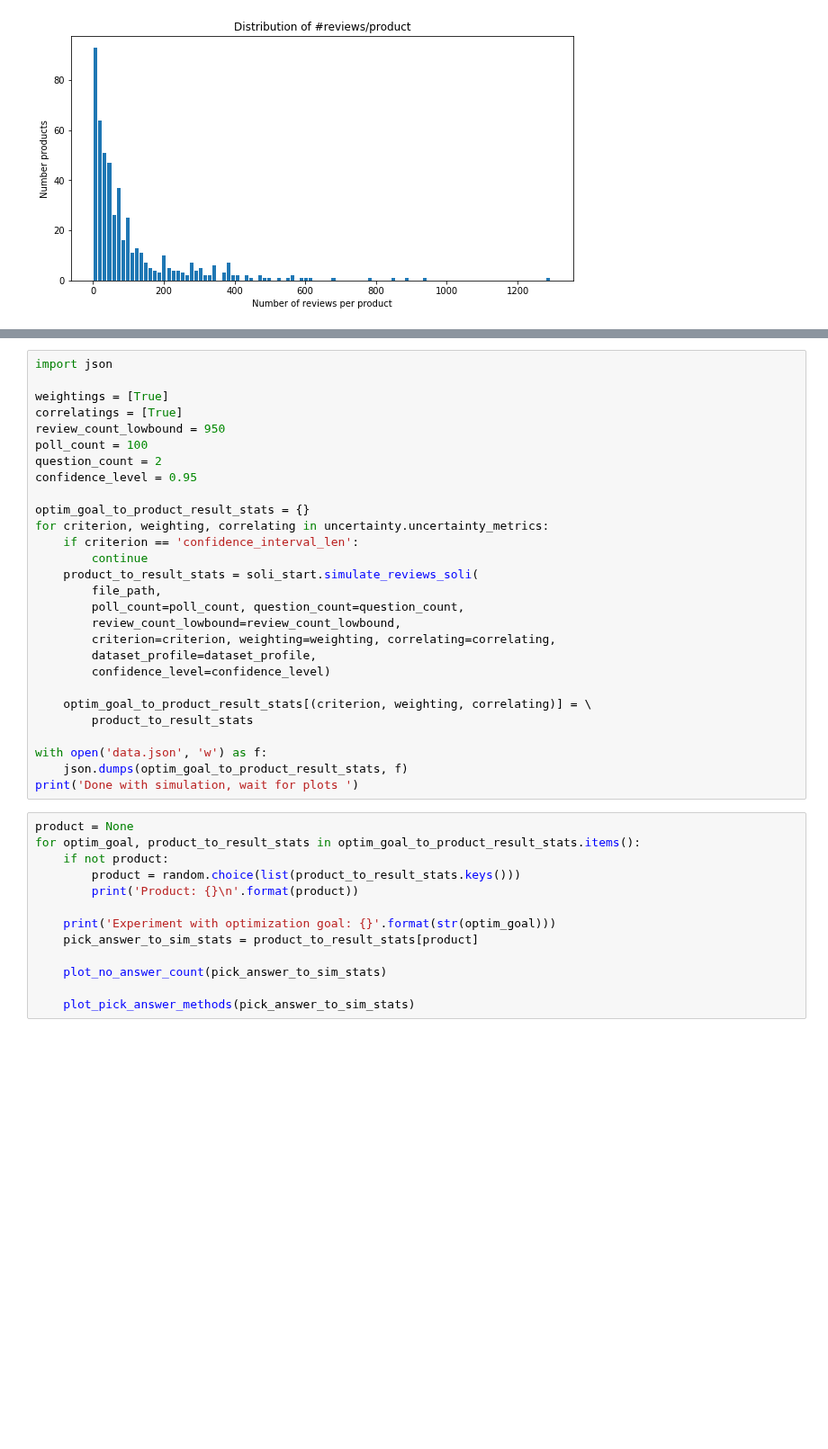
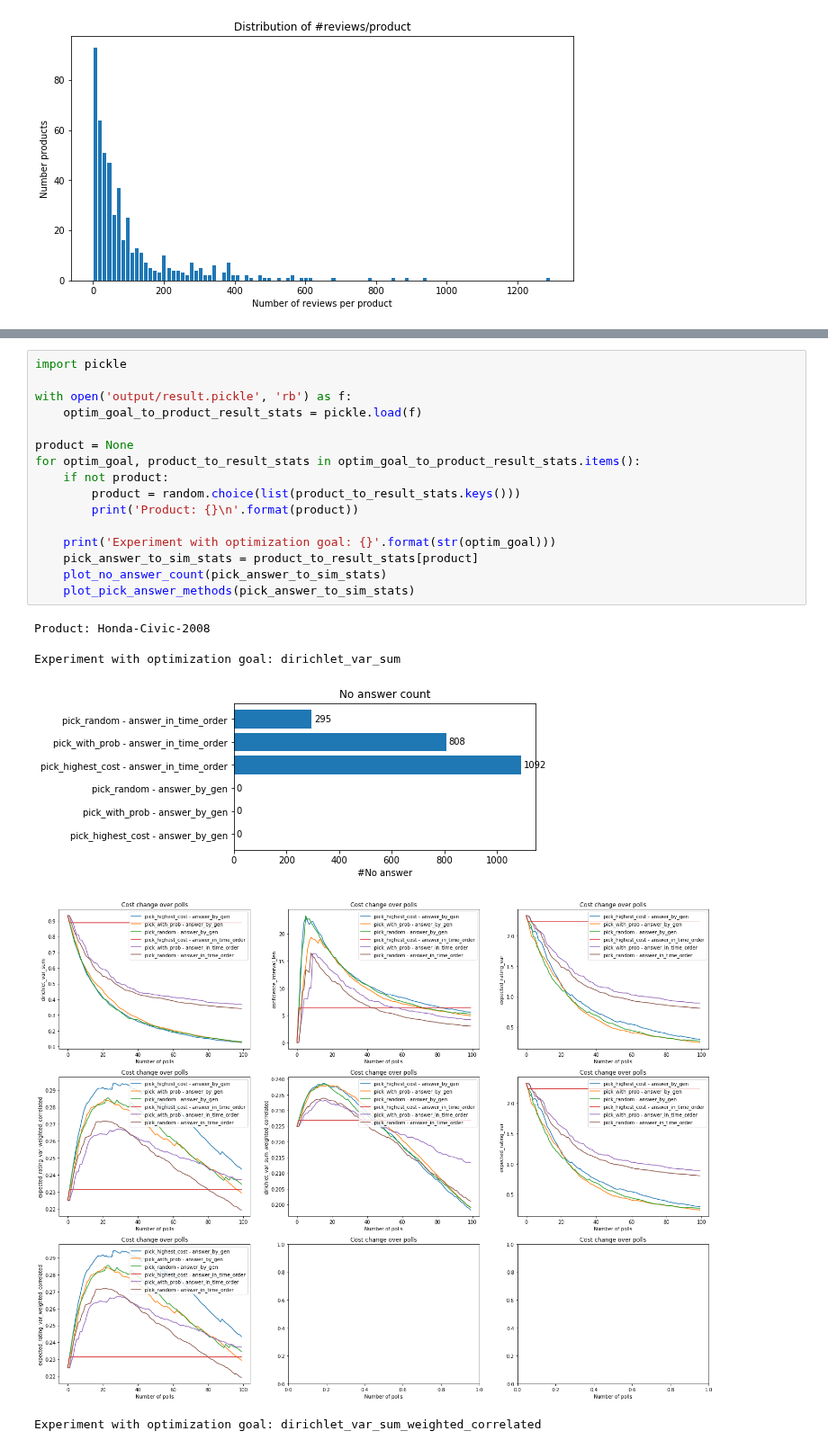
Before and after one commit to lexuanthongnhat/reviews-solicitation, a Jupyter notebook: Experiment.ipynb, the cells around one changed output, grey strips where cells are left out. Shown at 90% size. Saved outputs shown, nothing was run; the diff lists cells and outputs as text; blank space fills up the shorter version.

Commit message:
Unify uncertainty metric and pickle sim result

```diff
--- a/Experiment.ipynb
+++ b/Experiment.ipynb
@@ -102,42 +110,24 @@ def plot_no_answer_count(pick_answer_to_sim_stats):
     plt.show()
-# %%
-import json
-
-weightings = [True]
-correlatings = [True]
-review_count_lowbound = 950
-poll_count = 100
-question_count = 2
-confidence_level = 0.95
-
-optim_goal_to_product_result_stats = {}
-for criterion, weighting, correlating in uncertainty.uncertainty_metrics:
-    if criterion == 'confidence_interval_len':
-        continue
-    product_to_result_stats = soli_start.simulate_reviews_soli(
-        file_path,
-        poll_count=poll_count, question_count=question_count,
-        review_count_lowbound=review_count_lowbound,
-        criterion=criterion, weighting=weighting, correlating=correlating,
-        dataset_profile=dataset_profile,
-        confidence_level=confidence_level)
-
-    optim_goal_to_product_result_stats[(criterion, weighting, correlating)] = \
-        product_to_result_stats
-
-with open('data.json', 'w') as f:
-    json.dumps(optim_goal_to_product_result_stats, f)
-print('Done with simulation, wait for plots ')
 # %%
+import pickle
+
+with open('output/result.pickle', 'rb') as f:
+    optim_goal_to_product_result_stats = pickle.load(f)
+
 product = None
 for optim_goal, product_to_result_stats in optim_goal_to_product_result_stats.items():
     if not product:
         product = random.choice(list(product_to_result_stats.keys()))
         print('Product: {}\n'.format(product))
 
     print('Experiment with optimization goal: {}'.format(str(optim_goal)))
     pick_answer_to_sim_stats = product_to_result_stats[product]
-
     plot_no_answer_count(pick_answer_to_sim_stats)
-
     plot_pick_answer_methods(pick_answer_to_sim_stats)
+# %% [output]
+Product: Honda-Civic-2008
+
+Experiment with optimization goal: dirichlet_var_sum
+[figure, added]
+[figure, added]
+Experiment with optimization goal: dirichlet_var_sum_weighted_correlated
```
Also changed, not shown: parts of 6 cells of this notebook, 4 other files.
